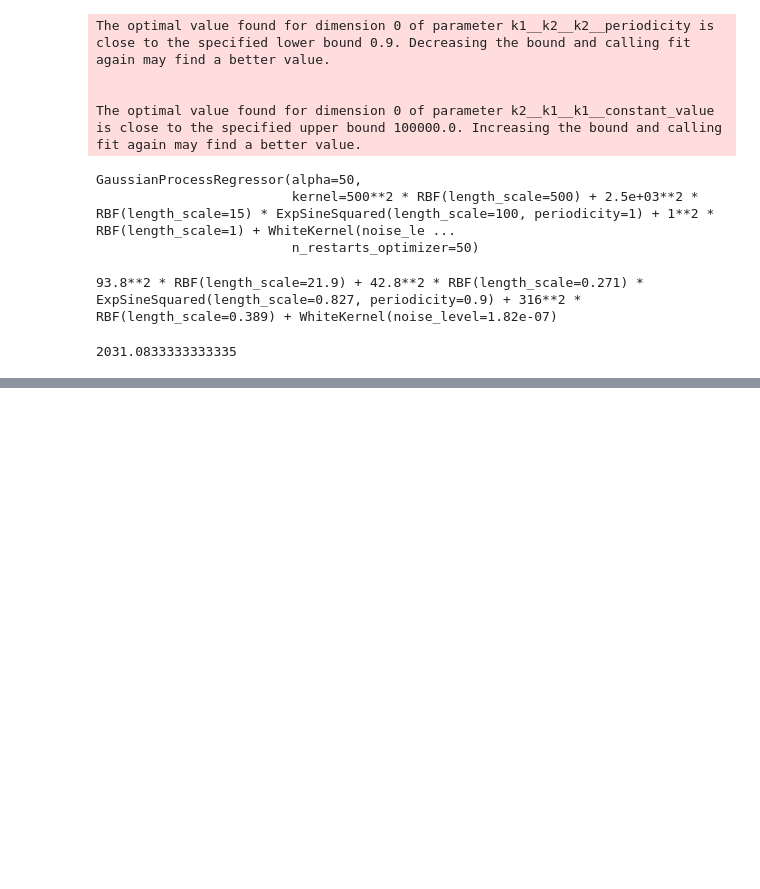
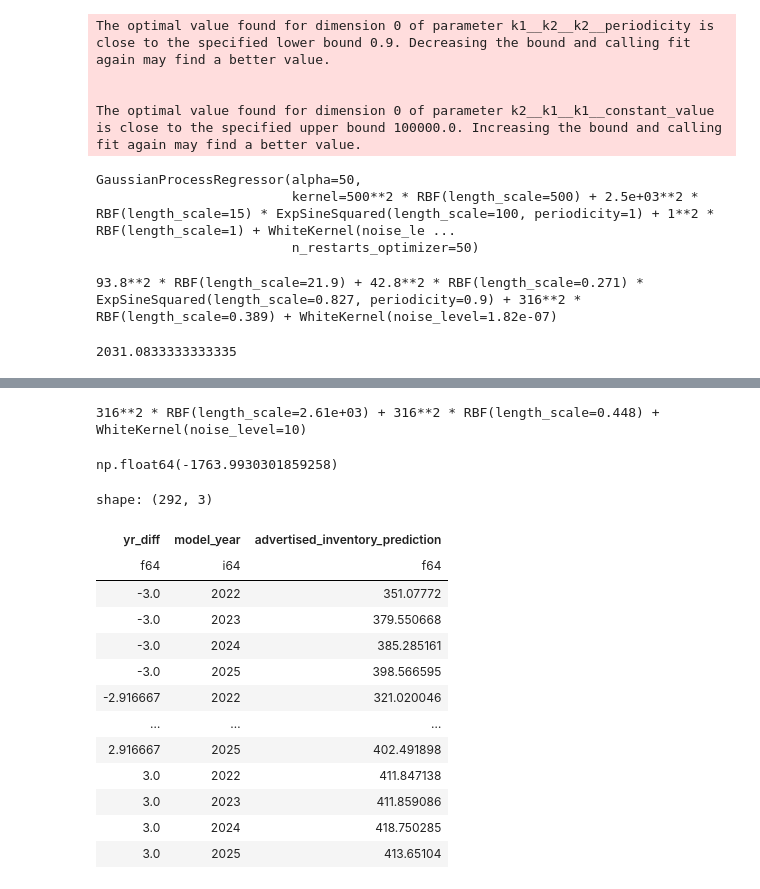
Before and after one commit to iamgiddyaboutgit/cars, a Jupyter notebook: src/prior_for_age.ipynb, the cells around one changed output, grey strips where cells are left out. Drawn from its saved outputs; the diff is of its cells as text; code cells hidden in the pictures; blank space fills up the shorter version.

```diff
--- a/src/prior_for_age.ipynb
+++ b/src/prior_for_age.ipynb
@@ -120,3 +130,11 @@ px.scatter_3d(
     z=X_with_preds.select("advertised_inventory_prediction").to_series(),
     y=X_with_preds.select("model_year").to_series()
 )
+# %%
+mixed_years = (
+    mixed_years
+        .select(
+            pl.all(),
+            (pl.col("model_year") + 6/12 - pl.col("calendar_year")).alias("yr_diff"),
+        )
+)
@@ -122,0 +149,18 @@ px.scatter_3d(
+# %%
+# https://www.cs.toronto.edu/~duvenaud/cookbook/
+kernel_1 = 1500.0**2 * RBF(length_scale=1500.0, length_scale_bounds=(1e2,3e3))
+noise_kernel = 1.0**2 * RBF(length_scale=1.0, length_scale_bounds=(1e-5,2.0)) + WhiteKernel(
+    noise_level=1500.0**2, noise_level_bounds=(1e1, 1e4)
+)
+kernel = kernel_1 + noise_kernel
+# %%
+gaussian_process_obj = GaussianProcessRegressor(
+    kernel=kernel,
+    alpha=50**2,
+    n_restarts_optimizer=50,
+    normalize_y=False
+)
+gaussian_process_obj.fit(
+    X=mixed_years.select("yr_diff", "model_year").collect(),
+    y=mixed_years.select(pl.col("advertised_inventory") - advertised_inventory_mean).collect()
+)
@@ -122,0 +178,42 @@ px.scatter_3d(
+# %%
+gaussian_process_obj.kernel_
+# %% [output]
+316**2 * RBF(length_scale=2.61e+03) + 316**2 * RBF(length_scale=0.448) + WhiteKernel(noise_level=10)
+# %%
+gaussian_process_obj.log_marginal_likelihood_value_
+# %% [output]
+np.float64(-1763.9930301859258)
+# %%
+a = 36 * (-1.0/12.0)
+b = 36 * (1.0/12.0)
+step = 1.0/12.0
+yrs = np.linspace(a, b, num=int((b - a)/step + 1))
+# %%
+X = pl.DataFrame(
+    data={
+        "yr_diff": np.repeat(yrs, 4),
+        "model_year": list(range(2022, 2026, 1))*len(yrs)
+    }
+)
+
+gaussian_process_obj_preds = gaussian_process_obj.predict(
+    X=X
+) + advertised_inventory_mean
+
+X = X.hstack(columns=[pl.Series("advertised_inventory_prediction", gaussian_process_obj_preds)])
+X
+# %% [output]
+shape: (292, 3)
+| yr_diff | model_year | advertised_inventory_prediction |
+| f64 | i64 | f64 |
+| -3.0 | 2022 | 351.07772 |
+| -3.0 | 2023 | 379.550668 |
+| -3.0 | 2024 | 385.285161 |
+| -3.0 | 2025 | 398.566595 |
+| -2.916667 | 2022 | 321.020046 |
+| … | … | … |
+| 2.916667 | 2025 | 402.491898 |
+| 3.0 | 2022 | 411.847138 |
+| 3.0 | 2023 | 411.859086 |
+| 3.0 | 2024 | 418.750285 |
+| 3.0 | 2025 | 413.65104 |
```
Also changed, not shown: parts of 10 cells of this notebook.
